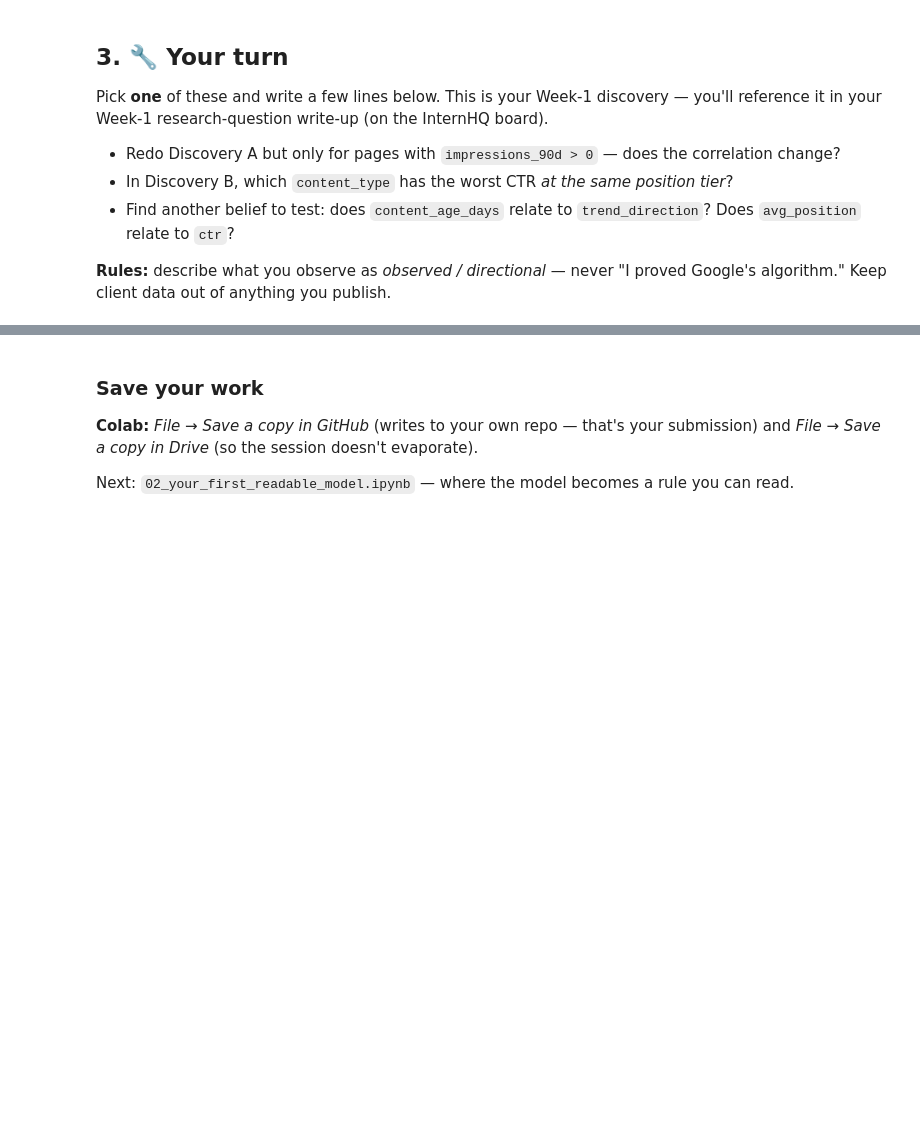
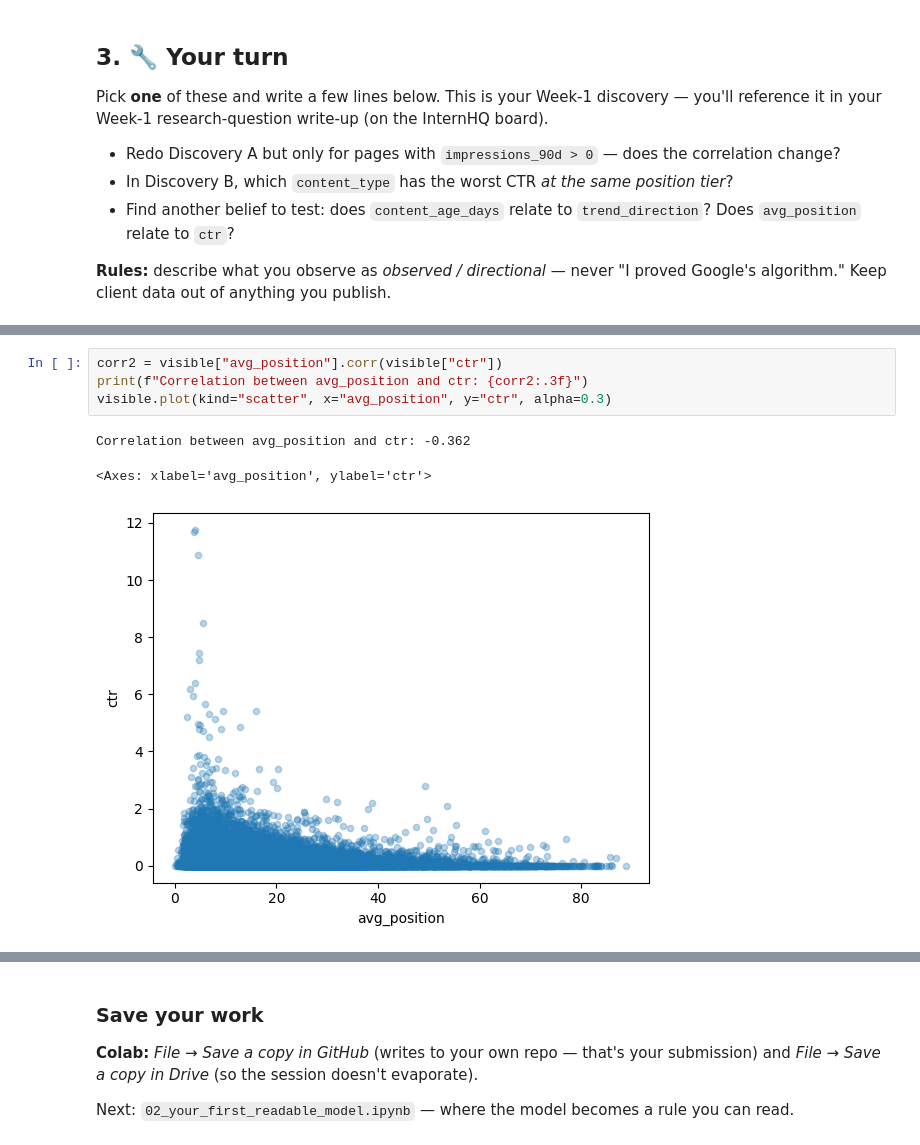
Before and after one commit to madaraf/Flyrank-intership-machine_learning, a Jupyter notebook: notebooks/01_first_look_and_discovery.ipynb, the cells around one changed output, grey strips where cells are left out. Saved outputs shown, nothing was run; the diff lists cells and outputs as text; blank space fills up the shorter version.

```diff
--- a/notebooks/01_first_look_and_discovery.ipynb
+++ b/notebooks/01_first_look_and_discovery.ipynb
@@ -101,0 +215,8 @@ Pick **one** of these and write a few lines below. This is your Week-1 discovery
+# %%
+corr2 = visible["avg_position"].corr(visible["ctr"])
+print(f"Correlation between avg_position and ctr: {corr2:.3f}")
+visible.plot(kind="scatter", x="avg_position", y="ctr", alpha=0.3)
+# %% [output]
+Correlation between avg_position and ctr: -0.362
+<Axes: xlabel='avg_position', ylabel='ctr'>
+[figure, added]
```
Also changed, not shown: parts of 19 cells of this notebook.
